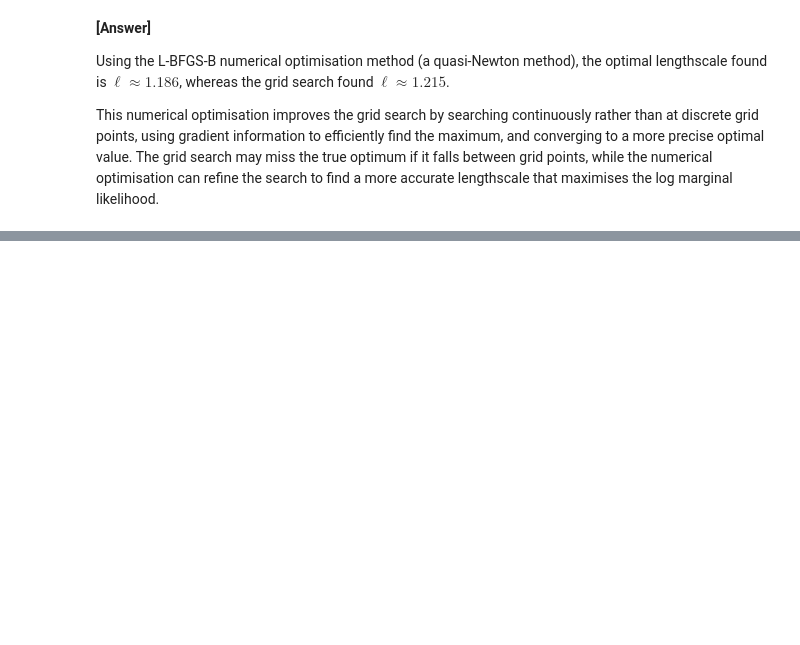
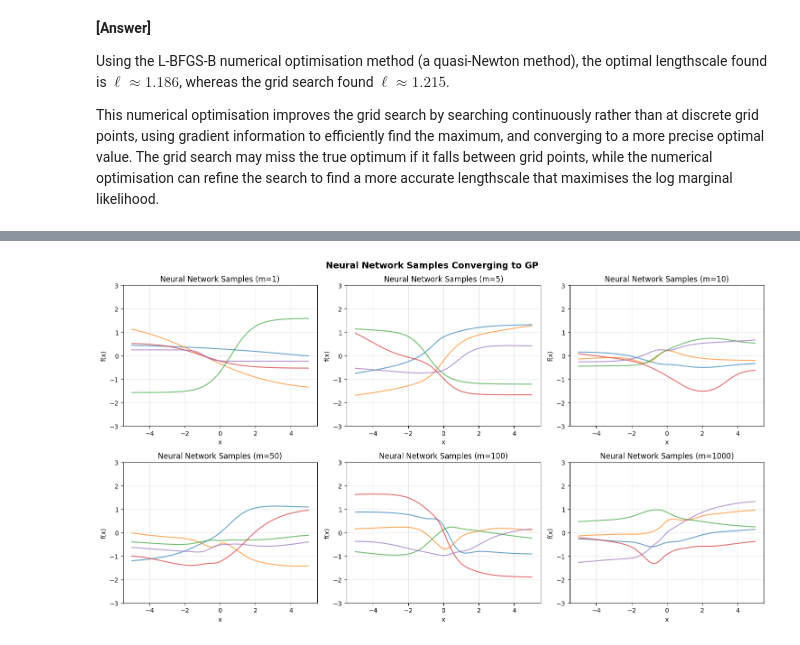
Before and after one commit to maplesugano/ProbInference, a Jupyter notebook: supplementary.ipynb, the cells around one changed output, grey strips where cells are left out. Saved outputs shown, nothing was run; the diff lists cells and outputs as text; code cells hidden in the pictures; blank space fills up the shorter version.

```diff
--- a/supplementary.ipynb
+++ b/supplementary.ipynb
@@ -967,0 +1020,33 @@ This numerical optimisation improves the grid search by searching continuously r
+# %%
+# Visualise neural network samples
+np.random.seed(42)
+
+X_nn = np.linspace(-5, 5, 200).reshape(-1, 1)
+widths = [1, 5, 10, 50, 100, 1000]
+n_samples = 5
+sigma_a = 1.0
+sigma_w = 1.0
+sigma_b = 1.0
+
+fig, axes = plt.subplots(2, 3, figsize=(15, 8))
+axes = axes.flatten()
+
+for idx, m in enumerate(widths):
+    ax = axes[idx]
+
+    nn_samples = sample_multiple_nns(X_nn, m, n_samples, sigma_a, sigma_w, sigma_b, activation=np.tanh)
+
+    for i in range(n_samples):
+        ax.plot(X_nn, nn_samples[:, i], alpha=0.7, linewidth=1.5)
+
+    ax.set_title(f'Neural Network Samples (m={m})', fontsize=12)
+    ax.set_xlabel('x')
+    ax.set_ylabel('f(x)')
+    ax.set_ylim([-3, 3])
+    ax.grid(alpha=0.3)
+
+plt.tight_layout()
+plt.suptitle('Neural Network Samples Converging to GP', y=1.02, fontsize=14, fontweight='bold')
+plt.show()
+# %% [output]
+[figure, added]
```
Also changed, not shown: parts of 11 cells of this notebook, 1 other file.
